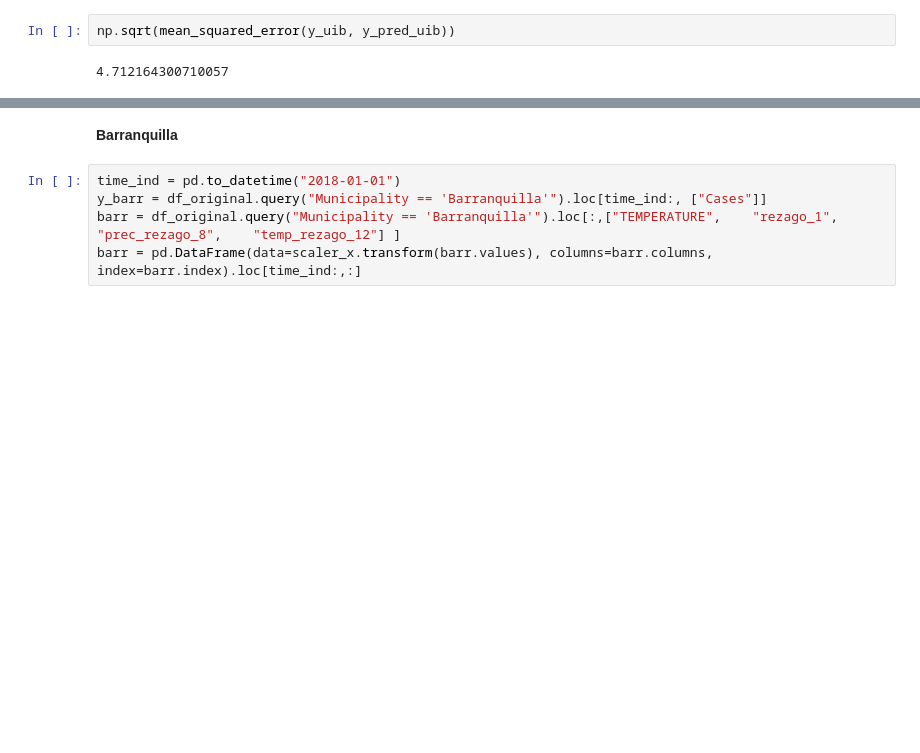
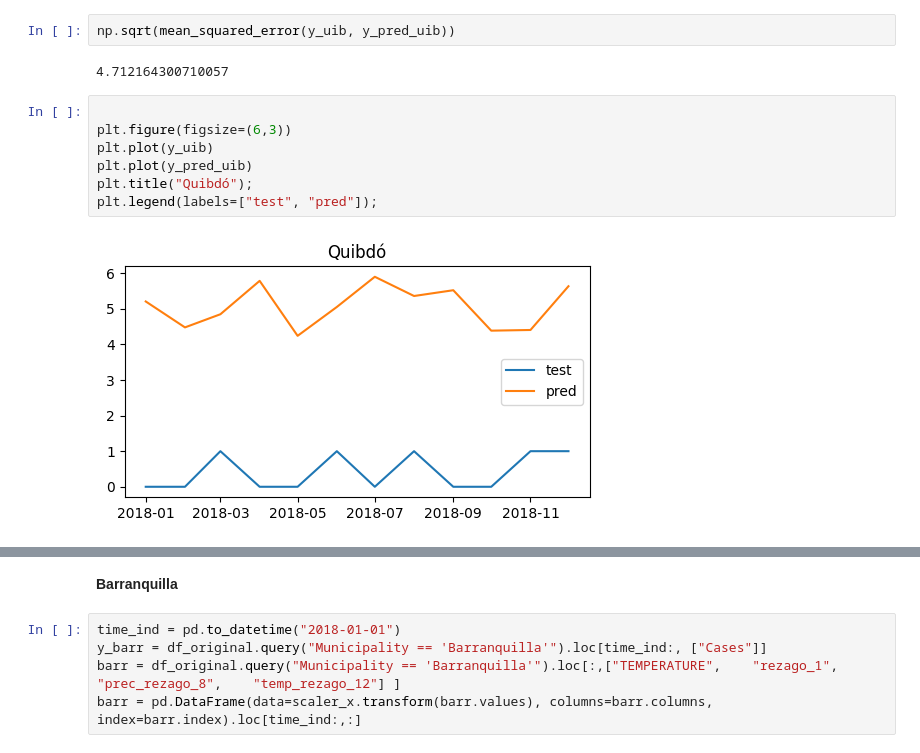
Before and after one commit to fjmoyao/dengue-prediction-EMA, a Jupyter notebook: notebooks/Model_Implementation.ipynb, the cells around one changed output, grey strips where cells are left out. Cells and saved outputs as stored; diff of their text form; blank space fills up the shorter version.

```diff
--- a/notebooks/Model_Implementation.ipynb
+++ b/notebooks/Model_Implementation.ipynb
@@ -221,4 +230,13 @@ y_pred_uib = pd.DataFrame(data= y_pred_uib, columns = y_uib.columns, index= y_ui
 np.sqrt(mean_squared_error(y_uib, y_pred_uib))
 # %% [output]
 4.712164300710057
+# %%
+
+plt.figure(figsize=(6,3))
+plt.plot(y_uib)
+plt.plot(y_pred_uib)
+plt.title("Quibdó");
+plt.legend(labels=["test", "pred"]);
+# %% [output]
+[figure, added]
 # %%
```
Also changed, not shown: parts of 4 cells of this notebook.
